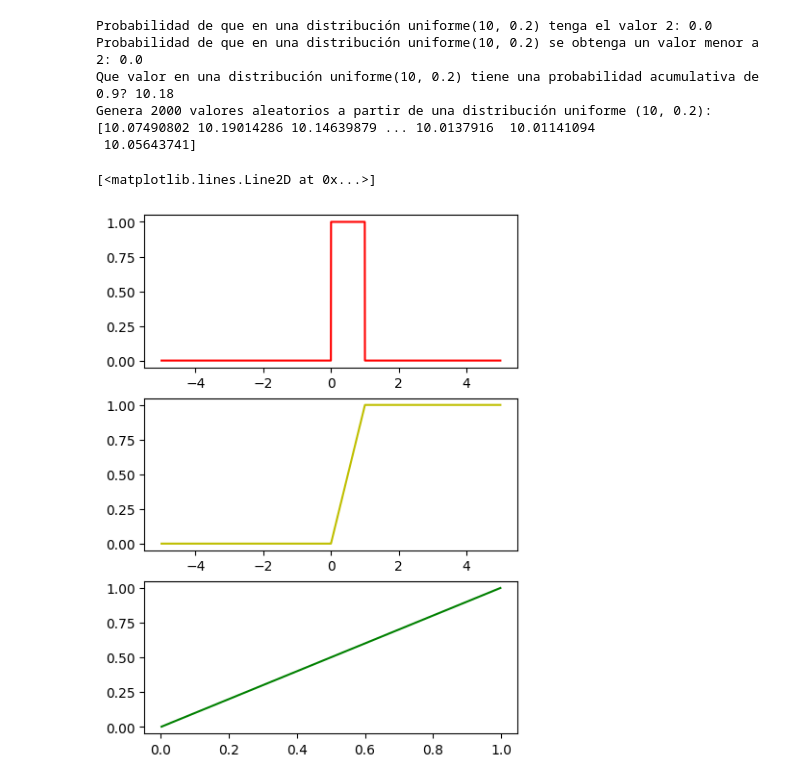
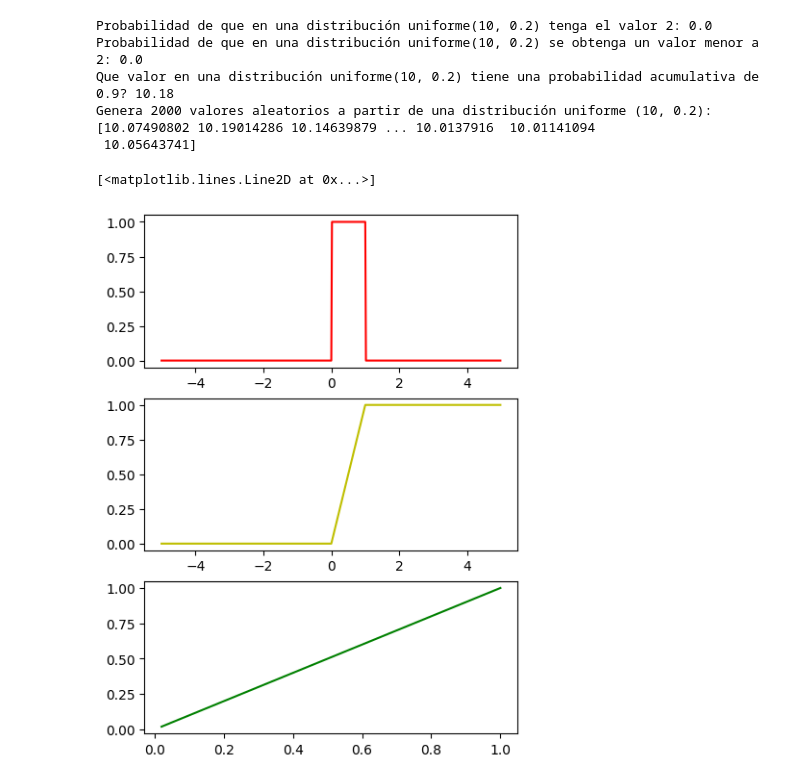
Before and after one commit to Fj-martinez33/probability-distribution-exercises-project-with-python, a Jupyter notebook: notebook/problems.es.ipynb, the cells around one changed output. Drawn from its saved outputs; the diff is of its cells as text; code cells hidden in the pictures.

```diff
--- a/notebook/problems.es.ipynb
+++ b/notebook/problems.es.ipynb
@@ -182,18 +182,18 @@ Genera 2000 valores aleatorios a partir de una distribución uniforme (10, 0.2):
  10.05643741]
 # %%
 np.random.seed(42) #Como queremos que siempre sean los mismos valores marcamos la semilla procedural de los datos en 42. [El 42 es el sentido de la vida]
-data = np.linspace(-5, 5, 2000)
+data = np.arange(-5, 5, 0.02)
 
 pdf = duniform(data, size, prob)
 cdf = puniform(data, size, prob)
 ppf = quniform(data, size, prob)
 
 #Graficos
 fig, axis = plt.subplots(figsize = (5,7), nrows= 3, ncols= 1)
 
 axis[0].plot(data, pdf, "-r")
 axis[1].plot(data, cdf, "-y")
 axis[2].plot(data, ppf, "-g")
 # %% [output]
 [<matplotlib.lines.Line2D at 0x...>]
-[figure, old version]
+[figure, new version]
```
Also changed, not shown: parts of 1 cell of this notebook.
